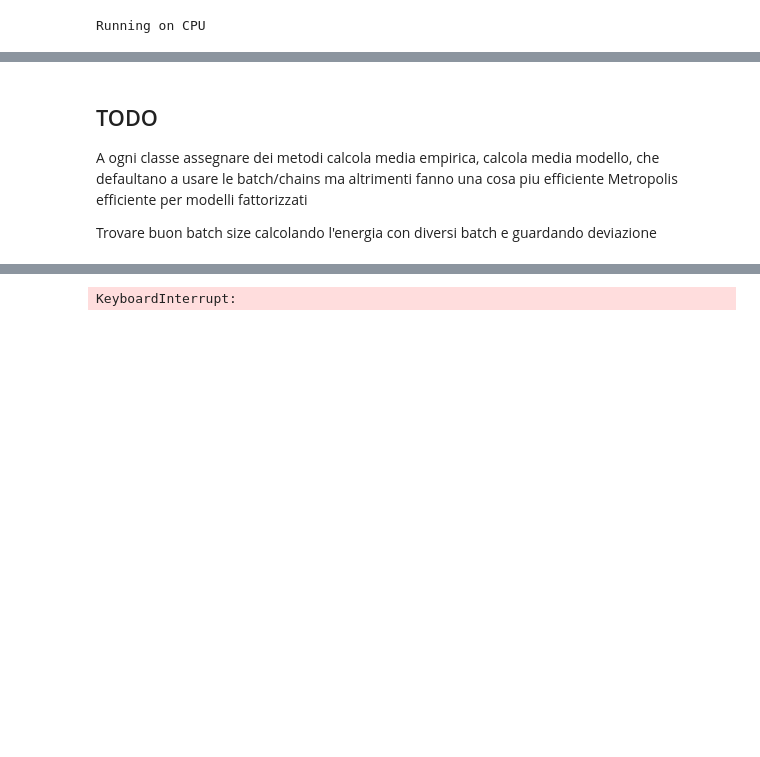
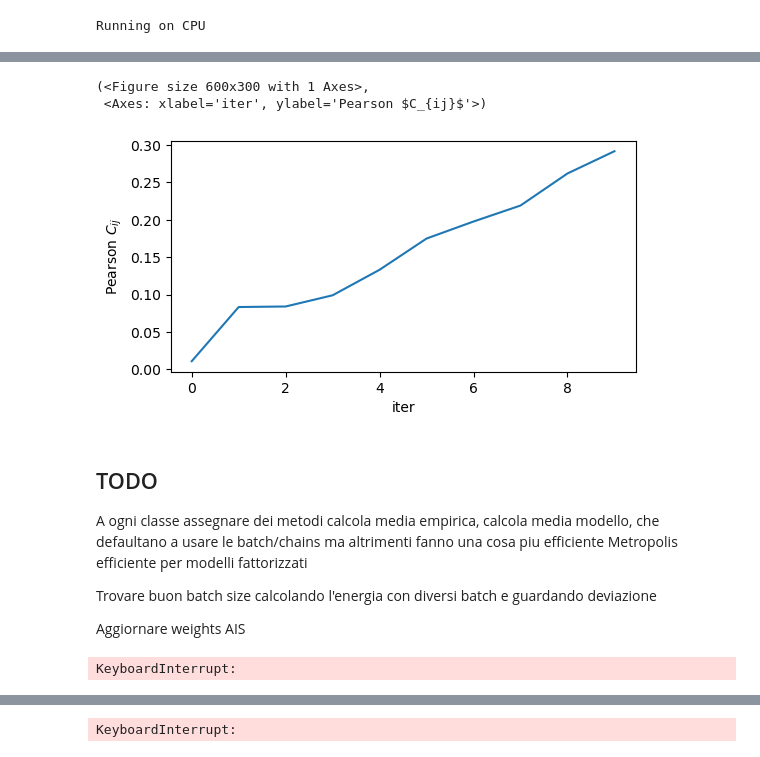
Before and after one commit to stecrotti/Aptamer2025py, a Jupyter notebook: prova.ipynb, the cells around one changed output, grey strips where cells are left out. Drawn from its saved outputs; the diff is of its cells as text; code cells hidden in the pictures; blank space fills up the shorter version.

```diff
--- a/prova.ipynb
+++ b/prova.ipynb
@@ -430 +769,7 @@ log_weights = torch.zeros(n_rounds, n_chains, device=device, dtype=dtype)
+# %%
+callbacks[0].plot()
+# %% [output]
+(<Figure size 600x300 with 1 Axes>,
+ <Axes: xlabel='iter', ylabel='Pearson $C_{ij}$'>)
+[figure, added]
 # %%
@@ -438,3 +781,5 @@ A ogni classe assegnare dei metodi calcola media empirica, calcola media modello
 Metropolis efficiente per modelli fattorizzati
 
 Trovare buon batch size calcolando l'energia con diversi batch e guardando deviazione
+
+Aggiornare weights AIS
@@ -440,0 +826,10 @@ Trovare buon batch size calcolando l'energia con diversi batch e guardando devia
+# %%
+n_sweeps = 10
+lr = 0.01
+target_pearson = 0.9999
+max_epochs = 500
+
+find_bug(model, data_loaders, sampler, total_reads, chains_old, chains_new, n_sweeps, lr, max_epochs, target_pearson,
+      log_weights=log_weights, callbacks=callbacks, progress_bar=True)
+# %% [output]
+KeyboardInterrupt:
```
Also changed, not shown: parts of 41 cells of this notebook, 3 other files.
